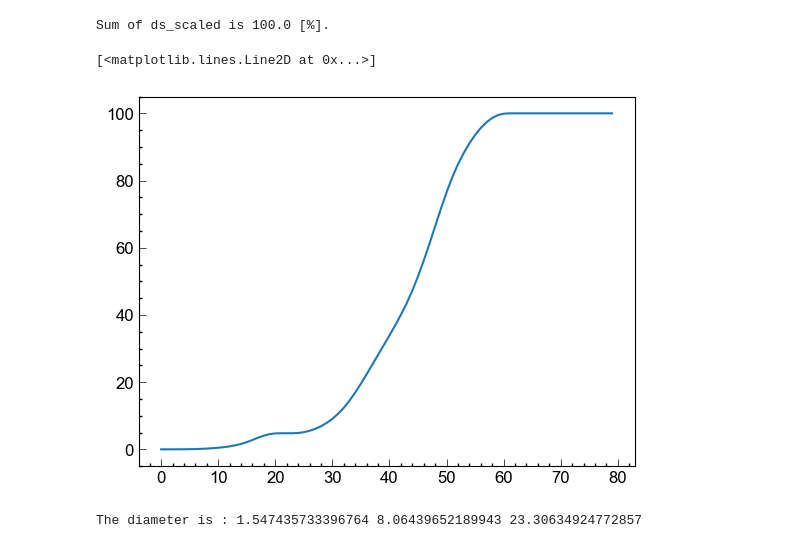
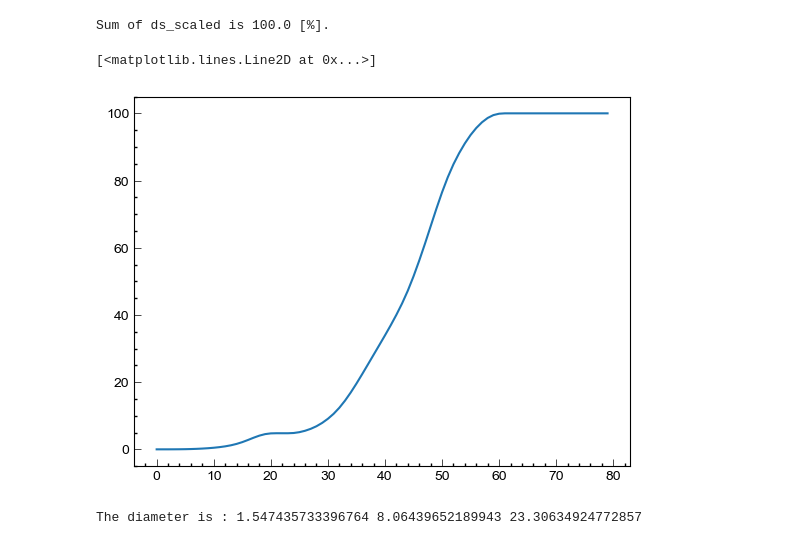
Before and after one commit to kura-okubo/4mNonSelfSim_Paper, a Jupyter notebook: Experiments/GougePatch/Gouge_ParticleSize/plot_Gauge_ParticleDistribution.ipynb, the cells around one changed output. Drawn from its saved outputs; the diff is of its cells as text; code cells hidden in the pictures.

```diff
--- a/Experiments/GougePatch/Gouge_ParticleSize/plot_Gauge_ParticleDistribution.ipynb
+++ b/Experiments/GougePatch/Gouge_ParticleSize/plot_Gauge_ParticleDistribution.ipynb
@@ -9,14 +13,14 @@ import matplotlib.pyplot as plt
 import numpy as np
 import pandas as pd
 from scipy.interpolate import CubicSpline
-from scipy.integrate import cumtrapz
+from scipy.integrate import cumulative_trapezoid
 
 from tqdm import tqdm
 import warnings
 
 plt.rcParams["font.family"] = 'Arial'
 # plt.rcParams["font.sans-serif"] = "DejaVu Sans, Arial, Helvetica, Lucida Grande, Verdana, Geneva, Lucid, Avant Garde, sans-serif"
-plt.rcParams["font.size"] = 12
+plt.rcParams["font.size"] = 10
 plt.rcParams["xtick.direction"] = "in"
 plt.rcParams["xtick.major.size"] = 5
 plt.rcParams["xtick.major.width"] = 0.5
@@ -115,12 +119,12 @@ print(f"Sum of ds_scaled is {np.sum(qs_scaled):.1f} [%].")
 Sum of ds_scaled is 100.0 [%].
 # %%
 # search the median
-qs_cumtrapz = cumtrapz(qs_scaled)
+qs_cumtrapz = cumulative_trapezoid(qs_scaled)
 
 plt.plot(qs_cumtrapz)
 # %% [output]
 [<matplotlib.lines.Line2D at 0x...>]
-[figure, old version]
+[figure, new version]
 # %%
 d10 = xs[np.where(qs_cumtrapz >= 10)[0][0]]
 d50 = xs[np.where(qs_cumtrapz >= 50)[0][0]]
```
Also changed, not shown: parts of 7 cells of this notebook.
